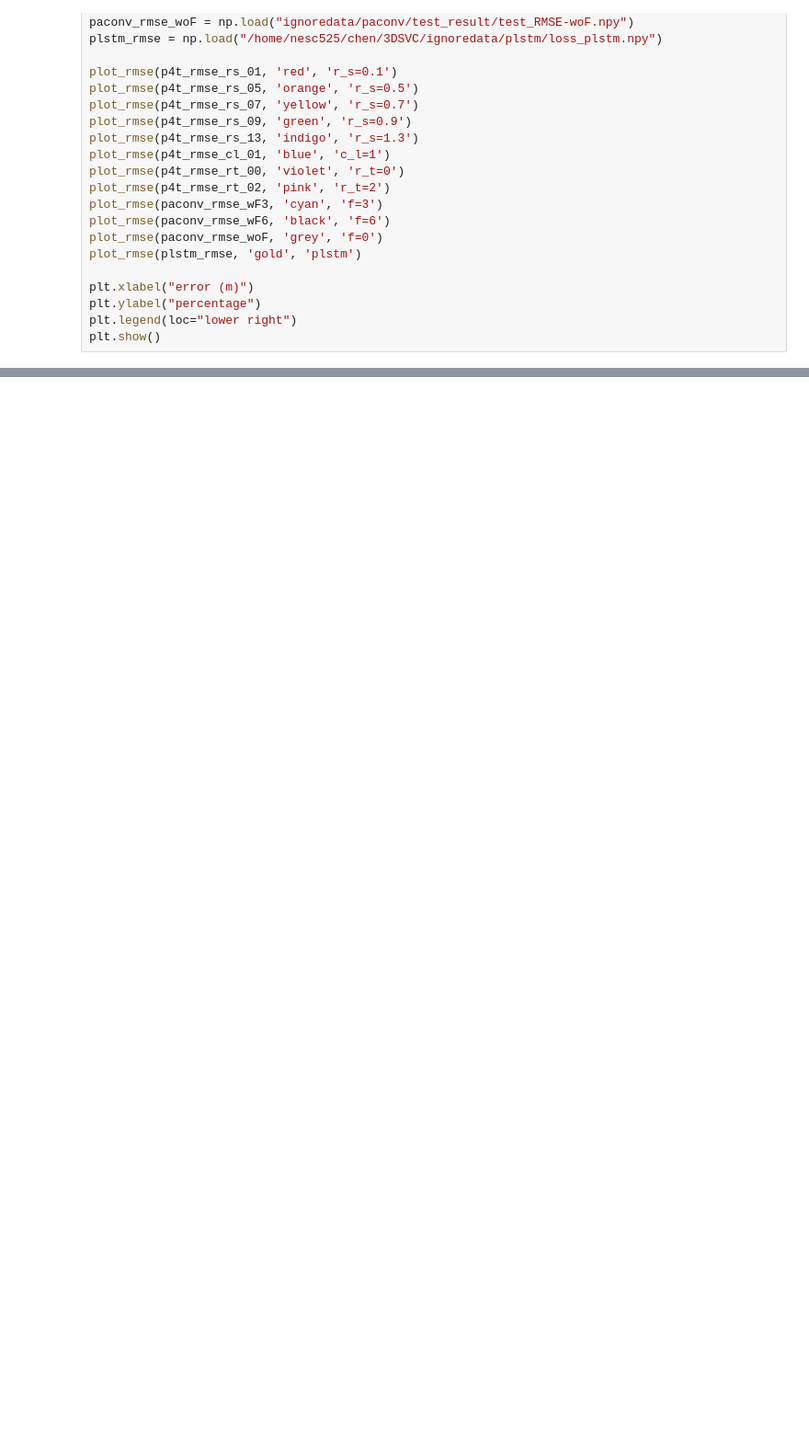
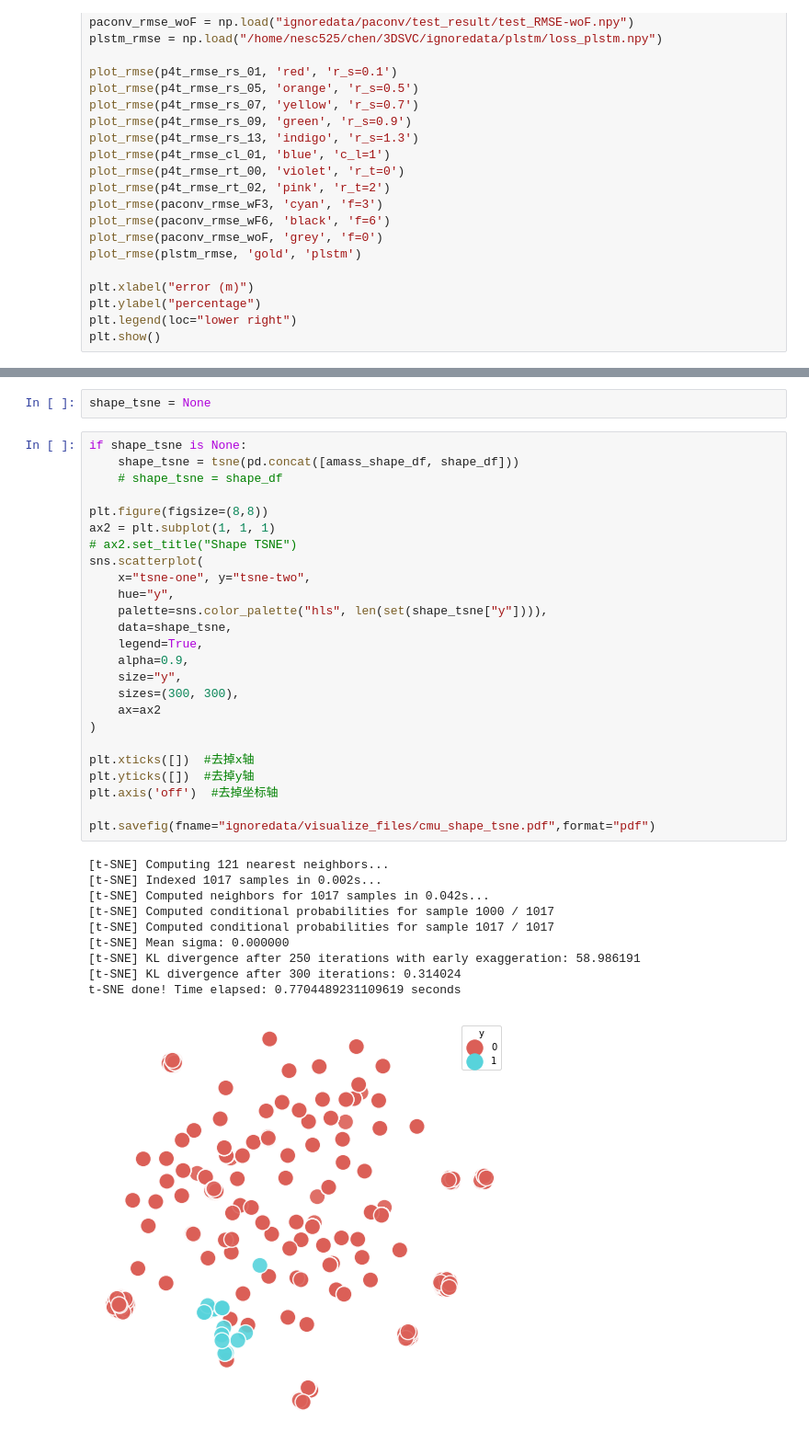
Before and after one commit to blue-blue-patpat/fusion_seg, a Jupyter notebook: run_visualization.ipynb, the cells around one changed output, grey strips where cells are left out. Shown: that part at 92% size. Saved outputs shown, nothing was run; the diff lists cells and outputs as text; blank space fills up the shorter version.

```diff
--- a/run_visualization.ipynb
+++ b/run_visualization.ipynb
@@ -114,0 +724,38 @@ plt.show()
+# %%
+shape_tsne = None
+# %%
+if shape_tsne is None:
+    shape_tsne = tsne(pd.concat([amass_shape_df, shape_df]))
+    # shape_tsne = shape_df
+
+plt.figure(figsize=(8,8))
+ax2 = plt.subplot(1, 1, 1)
+# ax2.set_title("Shape TSNE")
+sns.scatterplot(
+    x="tsne-one", y="tsne-two",
+    hue="y",
+    palette=sns.color_palette("hls", len(set(shape_tsne["y"]))),
+    data=shape_tsne,
+    legend=True,
+    alpha=0.9,
+    size="y",
+    sizes=(300, 300),
+    ax=ax2
+)
+
+plt.xticks([])  #去掉x轴
+plt.yticks([])  #去掉y轴
+plt.axis('off')  #去掉坐标轴
+
+plt.savefig(fname="ignoredata/visualize_files/cmu_shape_tsne.pdf",format="pdf")
+# %% [output]
+[t-SNE] Computing 121 nearest neighbors...
+[t-SNE] Indexed 1017 samples in 0.002s...
+[t-SNE] Computed neighbors for 1017 samples in 0.042s...
+[t-SNE] Computed conditional probabilities for sample 1000 / 1017
+[t-SNE] Computed conditional probabilities for sample 1017 / 1017
+[t-SNE] Mean sigma: 0.000000
+[t-SNE] KL divergence after 250 iterations with early exaggeration: 58.986191
+[t-SNE] KL divergence after 300 iterations: 0.314024
+t-SNE done! Time elapsed: 0.7704489231109619 seconds
+[figure, added]
```
Also changed, not shown: parts of 43 cells of this notebook, 17 other files.
